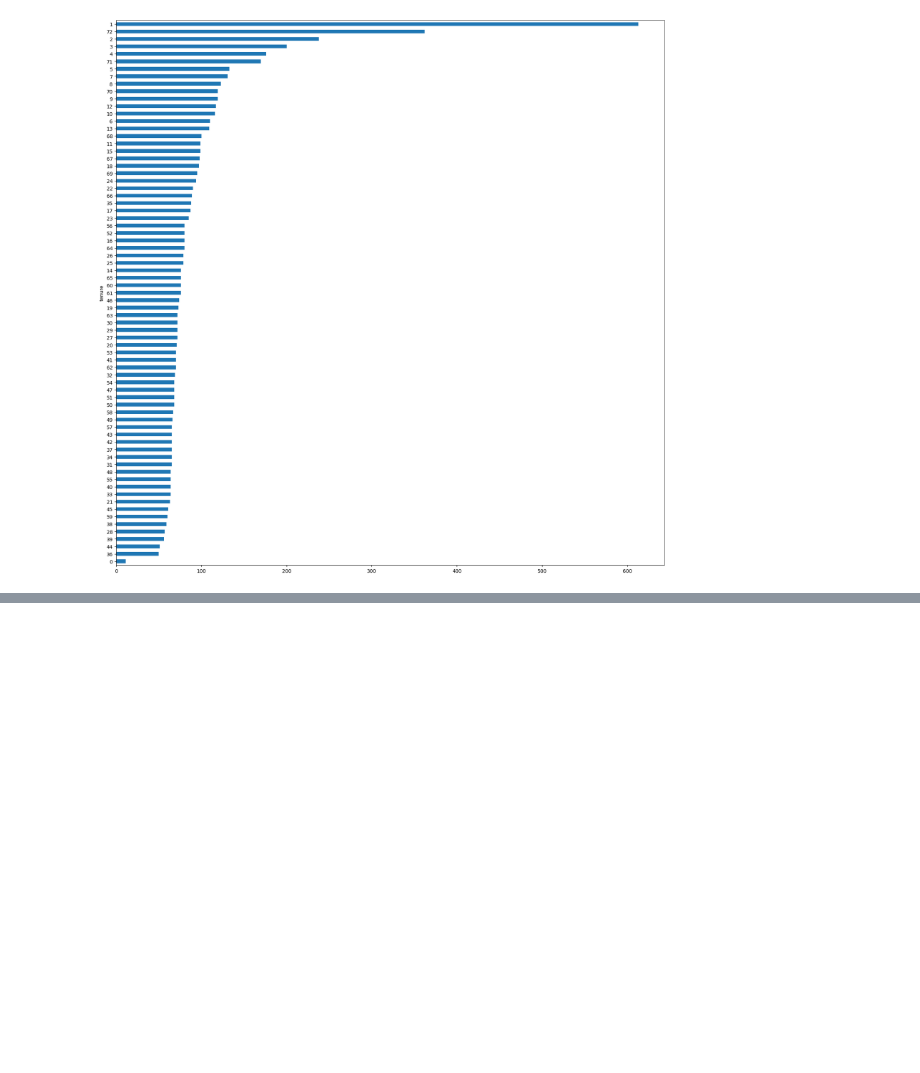
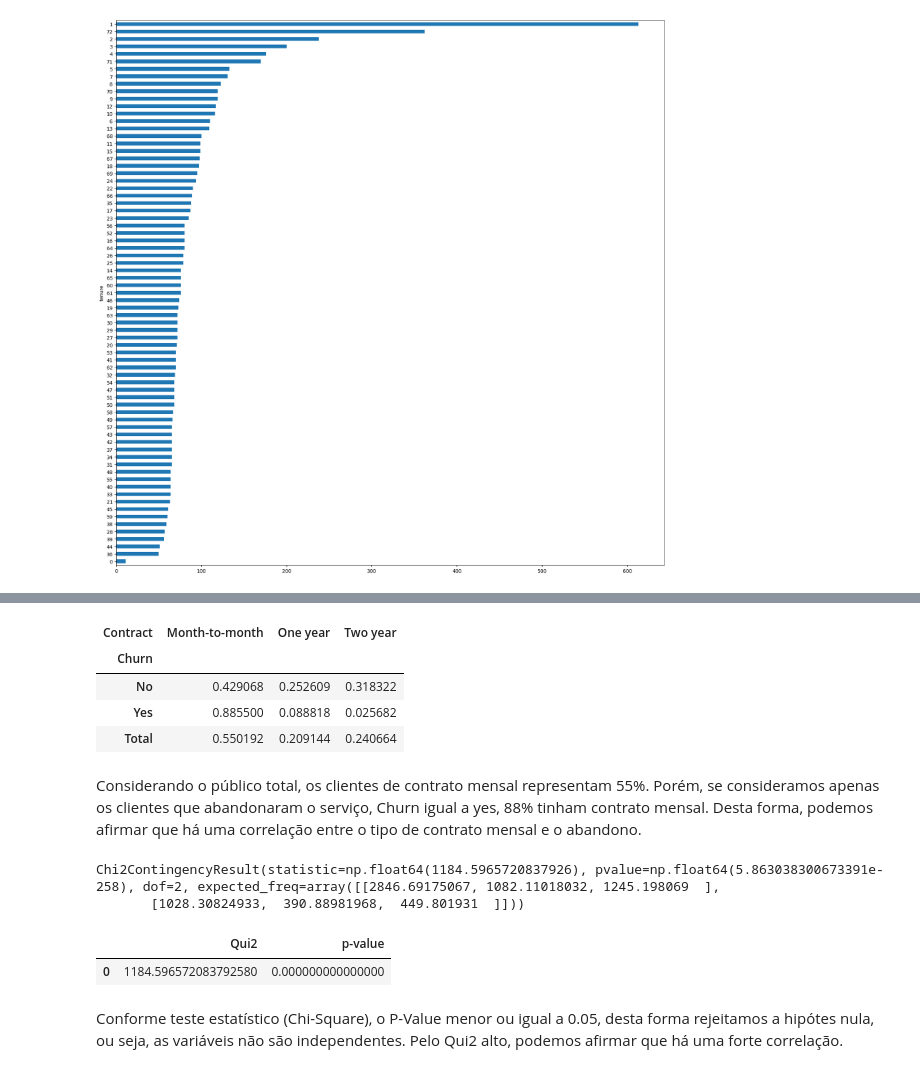
Before and after one commit to HikaroRibeiro/EDA, a Jupyter notebook: eda_churn.ipynb, the cells around one changed output, grey strips where cells are left out. Saved outputs shown, nothing was run; the diff lists cells and outputs as text; code cells hidden in the pictures; blank space fills up the shorter version.

```diff
--- a/eda_churn.ipynb
+++ b/eda_churn.ipynb
@@ -730,0 +744,11 @@ df_churn.groupby(['tenure'])['tenure'].count().sort_values().plot.barh(figsize =
+# %%
+# Construir tabela de contingência entre tipo de contrato e Churn - Proporção.
+pd.crosstab(df_churn.Churn, df_churn.Contract, normalize='index', margins=True, margins_name='Total')
+# %% [output]
+| Contract | Month-to-month | One year | Two year |
+| Churn |  |  |  |
+| No | 0.429068 | 0.252609 | 0.318322 |
+| Yes | 0.885500 | 0.088818 | 0.025682 |
+| Total | 0.550192 | 0.209144 | 0.240664 |
+# %% [markdown]
+Considerando o público total, os clientes de contrato mensal representam 55%. Porém, se consideramos apenas os clientes que abandonaram o serviço, Churn igual a yes, 88% tinham contrato mensal. Desta forma, podemos afirmar que há uma correlação entre o tipo de contrato mensal e o abandono.
@@ -730,0 +780,5 @@ df_churn.groupby(['tenure'])['tenure'].count().sort_values().plot.barh(figsize =
+# %%
+chi_scores_churn_contract
+# %% [output]
+Chi2ContingencyResult(statistic=np.float64(1184.5965720837926), pvalue=np.float64(5.863038300673391e-258), dof=2, expected_freq=array([[2846.69175067, 1082.11018032, 1245.198069  ],
+       [1028.30824933,  390.88981968,  449.801931  ]]))
@@ -730,0 +795,8 @@ df_churn.groupby(['tenure'])['tenure'].count().sort_values().plot.barh(figsize =
+# %%
+# Analisar Scores e P-Values
+df_chi_scores_churn_contract
+# %% [output]
+|  | Qui2 | p-value |
+| 0 | 1184.596572083792580 | 0.000000000000000 |
+# %% [markdown]
+Conforme teste estatístico (Chi-Square), o P-Value menor ou igual a 0.05, desta forma rejeitamos a hipótes nula, ou seja, as variáveis não são independentes. Pelo Qui2 alto, podemos afirmar que há uma forte correlação.
```
Also changed, not shown: parts of 10 cells of this notebook, 2 other files.
